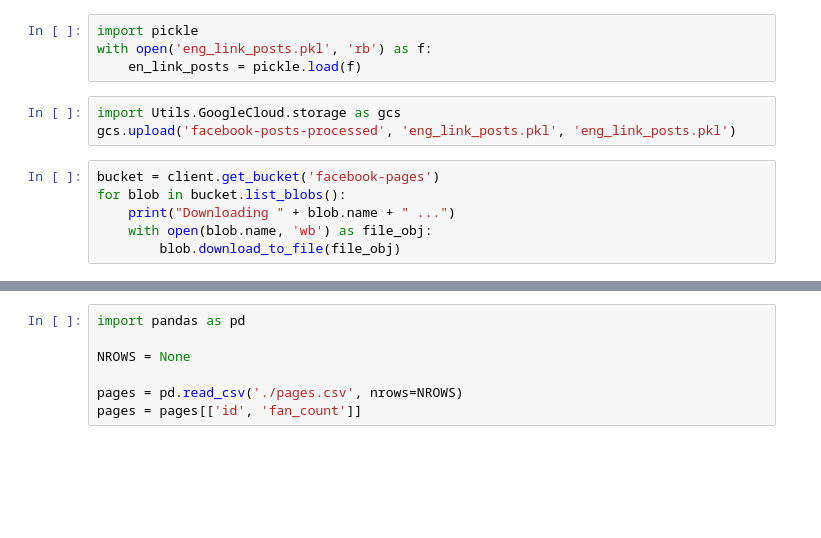
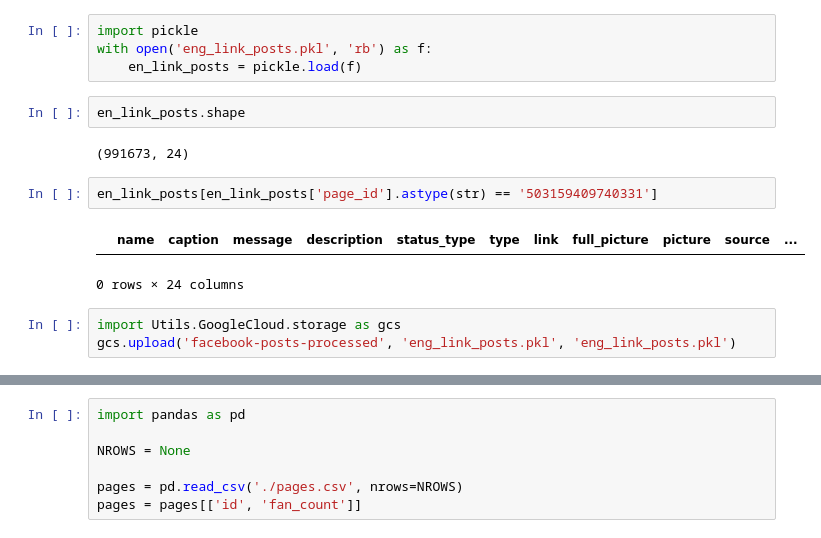
Before and after one commit to Hoiy/tf_playground, a Jupyter notebook: FB_Posts_Analysis.ipynb, the cells around one changed output, grey strips where cells are left out. Drawn from its saved outputs; the diff is of its cells as text; blank space fills up the shorter version.

```diff
--- a/FB_Posts_Analysis.ipynb
+++ b/FB_Posts_Analysis.ipynb
@@ -65,12 +98,15 @@ with open('eng_link_posts.pkl', 'wb') as f:
 import pickle
 with open('eng_link_posts.pkl', 'rb') as f:
     en_link_posts = pickle.load(f)
+# %%
+en_link_posts.shape
+# %% [output]
+(991673, 24)
+# %%
+en_link_posts[en_link_posts['page_id'].astype(str) == '503159409740331']
+# %% [output]
+|  | name | caption | message | description | status_type | type | link | full_picture | picture | source | ... |
+0 rows × 24 columns
 # %%
 import Utils.GoogleCloud.storage as gcs
 gcs.upload('facebook-posts-processed', 'eng_link_posts.pkl', 'eng_link_posts.pkl')
-# %%
-bucket = client.get_bucket('facebook-pages')
-for blob in bucket.list_blobs():
-    print("Downloading " + blob.name + " ...")
-    with open(blob.name, 'wb') as file_obj:
-        blob.download_to_file(file_obj)
```
Also changed, not shown: parts of 14 cells of this notebook, 7 other files.
